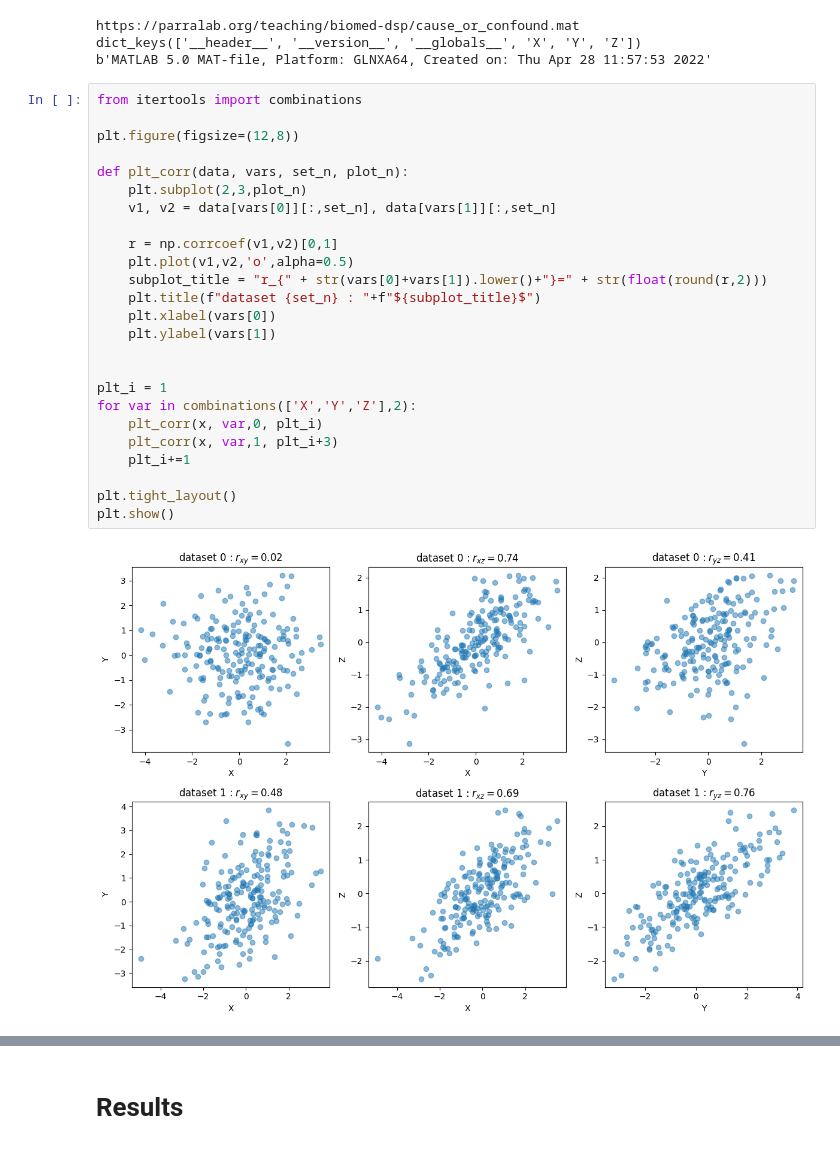
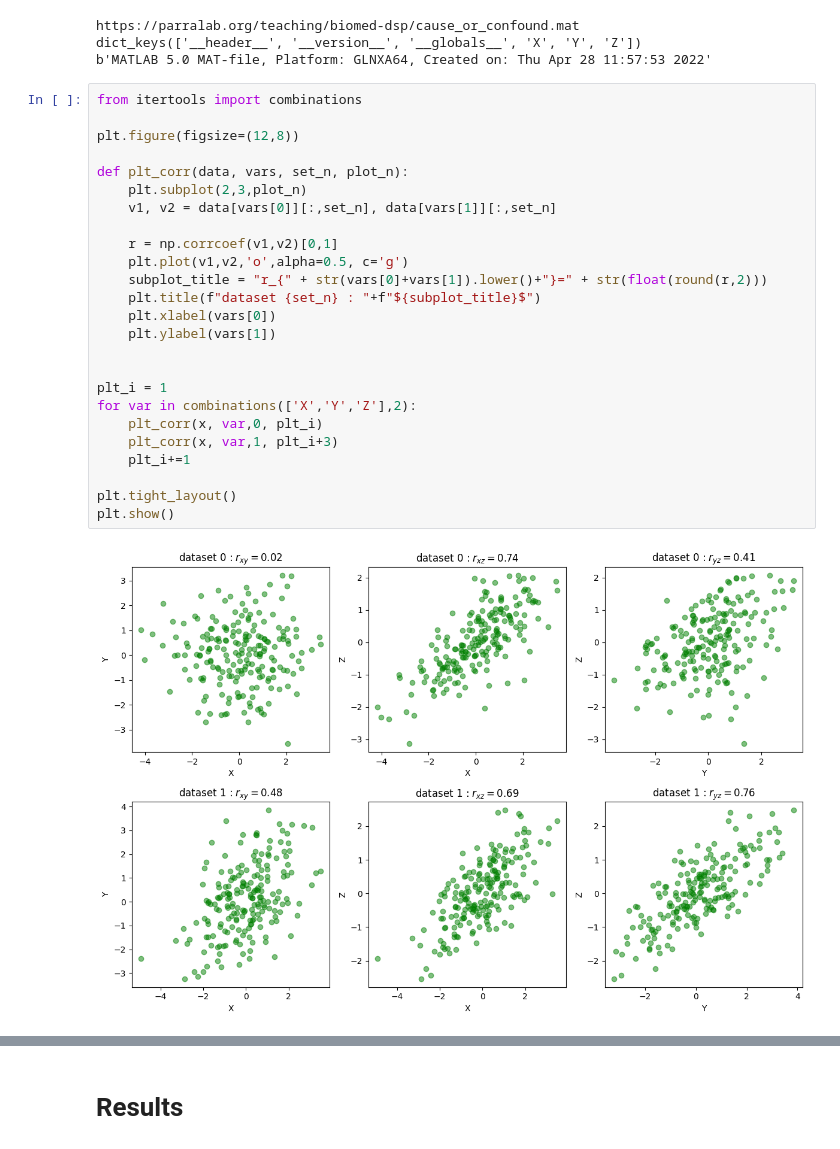
Before and after one commit to jd2504/bme_dsp_2025, a Jupyter notebook: 11_causal_inference.ipynb, the cells around one changed output, grey strips where cells are left out. Saved outputs shown, nothing was run; the diff lists cells and outputs as text.

```diff
--- a/11_causal_inference.ipynb
+++ b/11_causal_inference.ipynb
@@ -36,28 +70,28 @@ b'MATLAB 5.0 MAT-file, Platform: GLNXA64, Created on: Thu Apr 28 11:57:53 2022'
 # %%
 from itertools import combinations
 
 plt.figure(figsize=(12,8))
 
 def plt_corr(data, vars, set_n, plot_n):
     plt.subplot(2,3,plot_n)
     v1, v2 = data[vars[0]][:,set_n], data[vars[1]][:,set_n]
 
     r = np.corrcoef(v1,v2)[0,1]
-    plt.plot(v1,v2,'o',alpha=0.5)
+    plt.plot(v1,v2,'o',alpha=0.5, c='g')
     subplot_title = "r_{" + str(vars[0]+vars[1]).lower()+"}=" + str(float(round(r,2)))
     plt.title(f"dataset {set_n} : "+f"${subplot_title}$")
     plt.xlabel(vars[0])
     plt.ylabel(vars[1])
 
 
 plt_i = 1
 for var in combinations(['X','Y','Z'],2):
     plt_corr(x, var,0, plt_i)
     plt_corr(x, var,1, plt_i+3)
     plt_i+=1
 
 plt.tight_layout()
 plt.show()
 # %% [output]
-[figure, old version]
+[figure, new version]
 # %%
```
Also changed, not shown: parts of 16 cells of this notebook.
